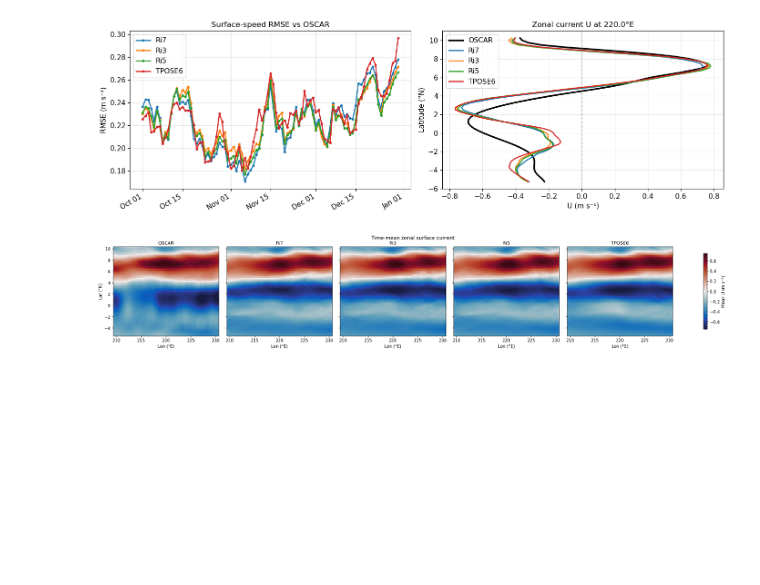
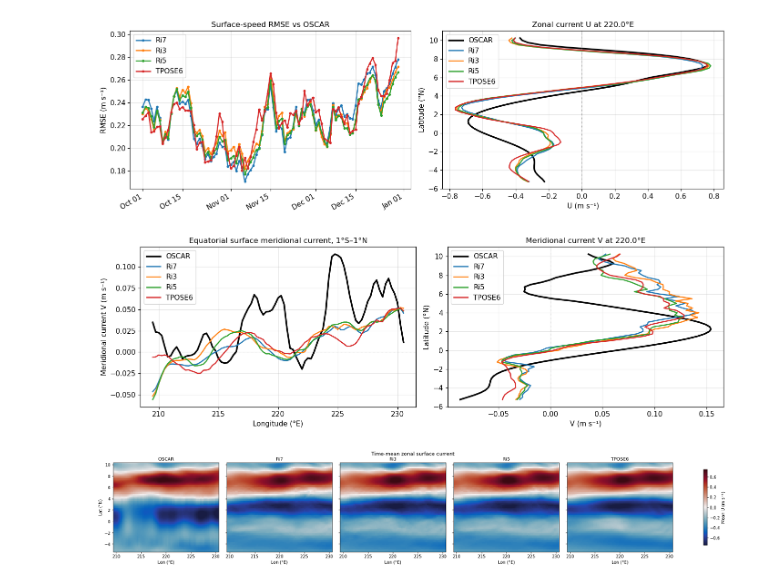
Before and after one commit to eldavenport/tpose24-validation, a Jupyter notebook: notebook_obs_oscar_validation.ipynb, the cells around one changed output. Cells and saved outputs as stored; diff of their text form; code cells hidden in the pictures; blank space fills up the shorter version.

Commit message:
adding meridional velocity to oscar comparison

```diff
--- a/notebook_obs_oscar_validation.ipynb
+++ b/notebook_obs_oscar_validation.ipynb
@@ -143,6 +143,7 @@ for i, (label, run_dir) in enumerate(MODELS):
 
 if have_oscar:
     obs_u_mean = np.nanmean(obs_u.values, axis=0)
+    obs_v_mean = np.nanmean(obs_v.values, axis=0)
     print('Aligned OSCAR days:', len(time))
 # %% [output]
 [Ri7] loading /data/SO3/edavenport/tpose24/oct2012_3mo_dt300_AB3
@@ -203,6 +204,36 @@ fig.savefig(f'{OUTDIR}/oscar_1d_speed_rmse_profile.png', dpi=150,
 plt.show()
 # %% [output]
 [figure]
+# %%
+# ── 1-D: equatorial meridional current vs longitude + V profile ──────
+# V counterparts of the two zonal-current 1-D panels above.
+fig, axes = plt.subplots(1, 2, figsize=(14, 4.5))
+
+axes[0].plot(lon, band_mean(obs_v_mean), color='k', lw=2.5, label='OSCAR')
+for i, (label, _) in enumerate(MODELS):
+    axes[0].plot(lon, band_mean(results[label]['v_mean']),
+                 color=u.model_color(i), lw=1.8, label=label)
+axes[0].axhline(0, color='gray', lw=0.7, ls=':')
+axes[0].set_xlabel('Longitude (°E)')
+axes[0].set_ylabel('Meridional current V (m s⁻¹)')
+axes[0].set_title('Equatorial surface meridional current, 1°S–1°N')
+axes[0].grid(alpha=0.3); axes[0].legend()
+
+ic = len(lon) // 2
+axes[1].plot(obs_v_mean[:, ic], lat, color='k', lw=2.5, label='OSCAR')
+for i, (label, _) in enumerate(MODELS):
+    axes[1].plot(results[label]['v_mean'][:, ic], lat,
+                 color=u.model_color(i), lw=1.8, label=label)
+axes[1].axvline(0, color='gray', lw=0.7, ls=':')
+axes[1].set_title(f'Meridional current V at {lon[ic]:.1f}°E')
+axes[1].set_xlabel('V (m s⁻¹)'); axes[1].set_ylabel('Latitude (°N)')
+axes[1].grid(alpha=0.3); axes[1].legend()
+fig.tight_layout()
+fig.savefig(f'{OUTDIR}/oscar_1d_equatorial_V_profile.png', dpi=150,
+            bbox_inches='tight')
+plt.show()
+# %% [output]
+[figure, added]
 # %%
 # ── 2-D: time-mean zonal current U (OSCAR + each model) ──────────────
 n = len(MODELS) + 1
```
Also changed, not shown: parts of 2 cells of this notebook, 2 other files.
